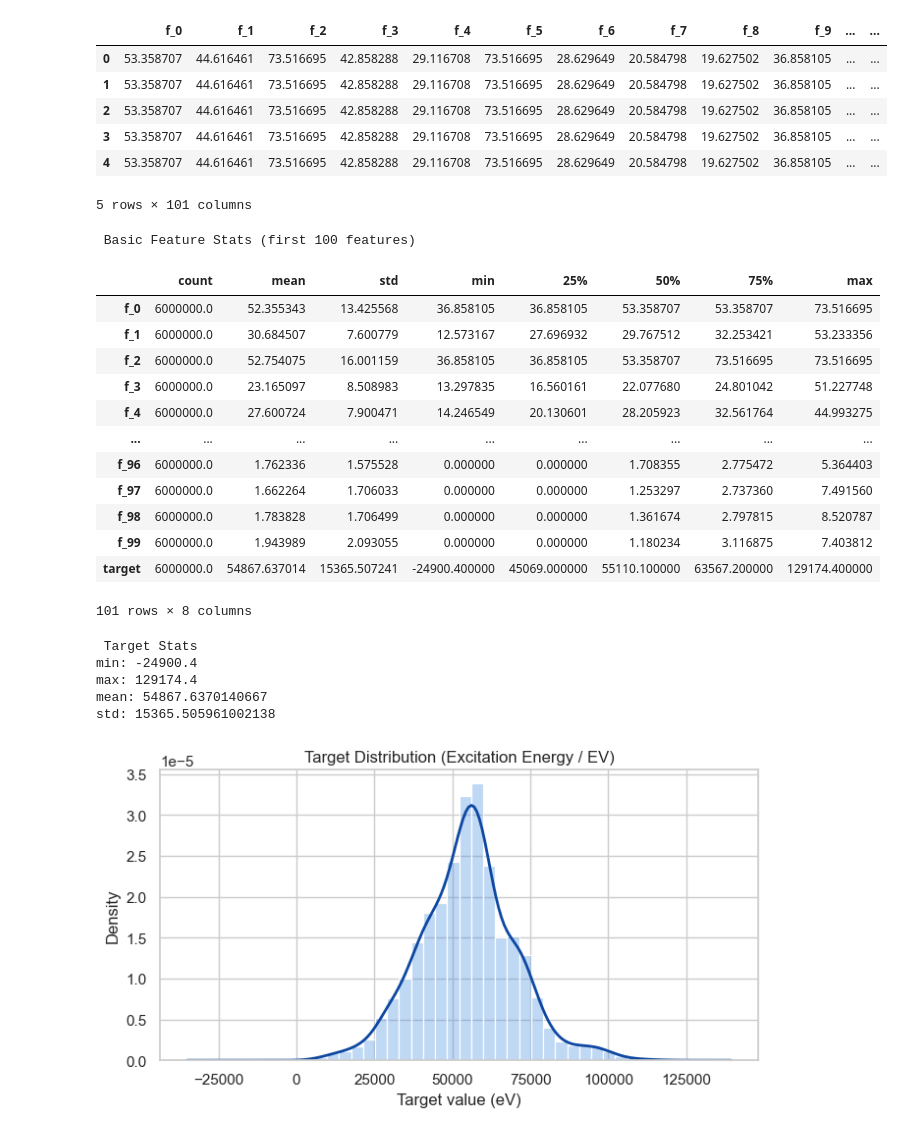
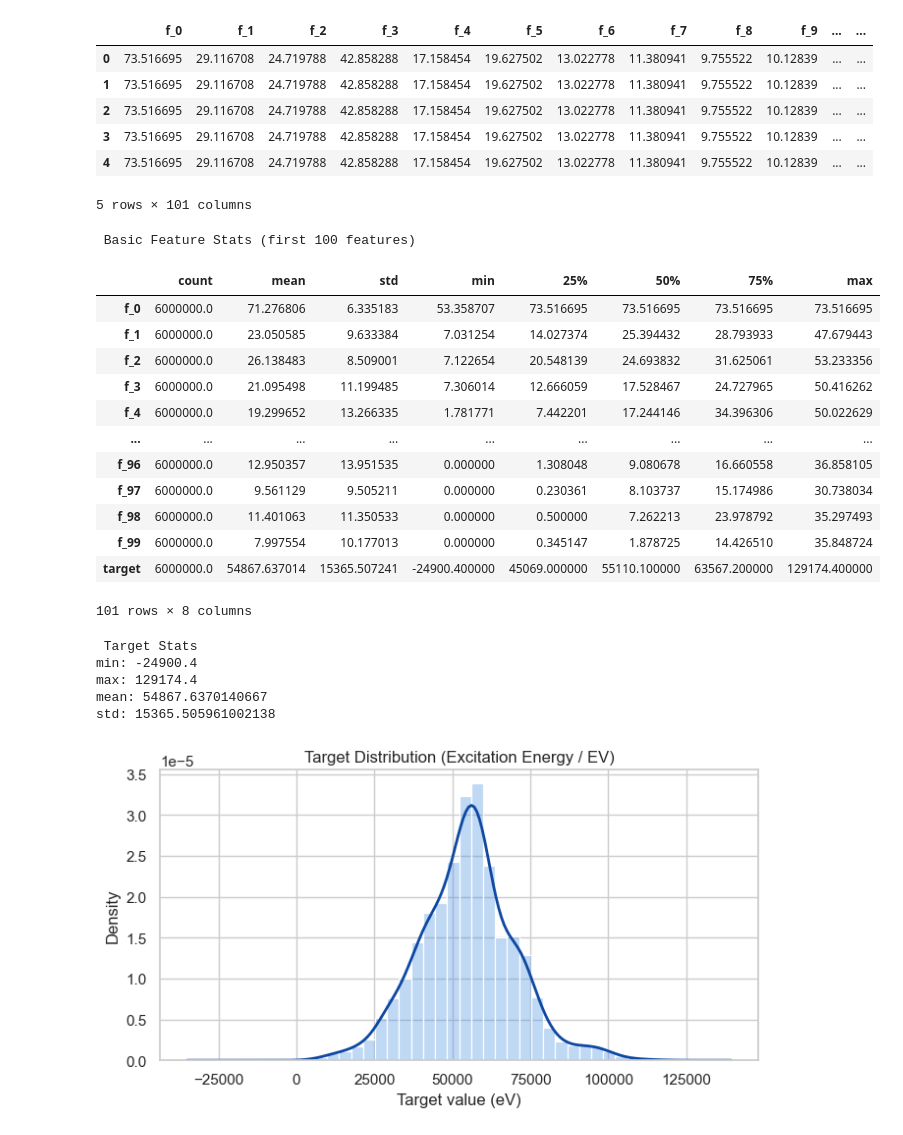
Before and after one commit to LohitakshB/AIM-VEE, a Jupyter notebook: scripts/vee_predictor/dataset_analysis.ipynb, the cells around one changed output. Drawn from its saved outputs; the diff is of its cells as text; code cells hidden in the pictures.

```diff
--- a/scripts/vee_predictor/dataset_analysis.ipynb
+++ b/scripts/vee_predictor/dataset_analysis.ipynb
@@ -7,6 +7,8 @@
 # - Computes correlations with the target
 # - Runs PCA for structure
 # %%
+
+!pip install seaborn
 import os
 import numpy as np
 import pandas as pd
@@ -27,7 +29,7 @@ sns.set_theme(context="notebook", style="whitegrid")
 
 #Load Data
 
-DATA_DIR = "/Users/lohitakshbadarala/Desktop/AIM-VEE/data/vee_predictor/Data"
+DATA_DIR = "/Users/lohitakshbadarala/Desktop/AIM-VEE/data/vee_predictor/Data_CM"
 
 X_path = os.path.join(DATA_DIR, "CM_train.npy")  # features
 y_path = os.path.join(DATA_DIR, "EV_train.npy")  # target
@@ -54,11 +70,11 @@ X shape: (6000000, 255)
 y shape: (6000000,)
 y shape after reshape: (6000000,)
 |  | f_0 | f_1 | f_2 | f_3 | f_4 | f_5 | f_6 | f_7 | f_8 | f_9 | ... | ... |
-| 0 | 53.358707 | 44.616461 | 73.516695 | 42.858288 | 29.116708 | 73.516695 | 28.629649 | 20.584798 | 19.627502 | 36.858105 | ... | ... |
-| 1 | 53.358707 | 44.616461 | 73.516695 | 42.858288 | 29.116708 | 73.516695 | 28.629649 | 20.584798 | 19.627502 | 36.858105 | ... | ... |
-| 2 | 53.358707 | 44.616461 | 73.516695 | 42.858288 | 29.116708 | 73.516695 | 28.629649 | 20.584798 | 19.627502 | 36.858105 | ... | ... |
-| 3 | 53.358707 | 44.616461 | 73.516695 | 42.858288 | 29.116708 | 73.516695 | 28.629649 | 20.584798 | 19.627502 | 36.858105 | ... | ... |
-| 4 | 53.358707 | 44.616461 | 73.516695 | 42.858288 | 29.116708 | 73.516695 | 28.629649 | 20.584798 | 19.627502 | 36.858105 | ... | ... |
+| 0 | 73.516695 | 29.116708 | 24.719788 | 42.858288 | 17.158454 | 19.627502 | 13.022778 | 11.380941 | 9.755522 | 10.12839 | ... | ... |
+| 1 | 73.516695 | 29.116708 | 24.719788 | 42.858288 | 17.158454 | 19.627502 | 13.022778 | 11.380941 | 9.755522 | 10.12839 | ... | ... |
+| 2 | 73.516695 | 29.116708 | 24.719788 | 42.858288 | 17.158454 | 19.627502 | 13.022778 | 11.380941 | 9.755522 | 10.12839 | ... | ... |
+| 3 | 73.516695 | 29.116708 | 24.719788 | 42.858288 | 17.158454 | 19.627502 | 13.022778 | 11.380941 | 9.755522 | 10.12839 | ... | ... |
+| 4 | 73.516695 | 29.116708 | 24.719788 | 42.858288 | 17.158454 | 19.627502 | 13.022778 | 11.380941 | 9.755522 | 10.12839 | ... | ... |
 5 rows × 101 columns
 # %%
 import matplotlib.pyplot as plt
@@ -109,16 +125,16 @@ plt.show()
 # %% [output]
  Basic Feature Stats (first 100 features)
 |  | count | mean | std | min | 25% | 50% | 75% | max |
-| f_0 | 6000000.0 | 52.355343 | 13.425568 | 36.858105 | 36.858105 | 53.358707 | 53.358707 | 73.516695 |
-| f_1 | 6000000.0 | 30.684507 | 7.600779 | 12.573167 | 27.696932 | 29.767512 | 32.253421 | 53.233356 |
-| f_2 | 6000000.0 | 52.754075 | 16.001159 | 36.858105 | 36.858105 | 53.358707 | 73.516695 | 73.516695 |
-| f_3 | 6000000.0 | 23.165097 | 8.508983 | 13.297835 | 16.560161 | 22.077680 | 24.801042 | 51.227748 |
-| f_4 | 6000000.0 | 27.600724 | 7.900471 | 14.246549 | 20.130601 | 28.205923 | 32.561764 | 44.993275 |
+| f_0 | 6000000.0 | 71.276806 | 6.335183 | 53.358707 | 73.516695 | 73.516695 | 73.516695 | 73.516695 |
+| f_1 | 6000000.0 | 23.050585 | 9.633384 | 7.031254 | 14.027374 | 25.394432 | 28.793933 | 47.679443 |
+| f_2 | 6000000.0 | 26.138483 | 8.509001 | 7.122654 | 20.548139 | 24.693832 | 31.625061 | 53.233356 |
+| f_3 | 6000000.0 | 21.095498 | 11.199485 | 7.306014 | 12.666059 | 17.528467 | 24.727965 | 50.416262 |
+| f_4 | 6000000.0 | 19.299652 | 13.266335 | 1.781771 | 7.442201 | 17.244146 | 34.396306 | 50.022629 |
 | ... | ... | ... | ... | ... | ... | ... | ... | ... |
-| f_96 | 6000000.0 | 1.762336 | 1.575528 | 0.000000 | 0.000000 | 1.708355 | 2.775472 | 5.364403 |
-| f_97 | 6000000.0 | 1.662264 | 1.706033 | 0.000000 | 0.000000 | 1.253297 | 2.737360 | 7.491560 |
-| f_98 | 6000000.0 | 1.783828 | 1.706499 | 0.000000 | 0.000000 | 1.361674 | 2.797815 | 8.520787 |
-| f_99 | 6000000.0 | 1.943989 | 2.093055 | 0.000000 | 0.000000 | 1.180234 | 3.116875 | 7.403812 |
+| f_96 | 6000000.0 | 12.950357 | 13.951535 | 0.000000 | 1.308048 | 9.080678 | 16.660558 | 36.858105 |
+| f_97 | 6000000.0 | 9.561129 | 9.505211 | 0.000000 | 0.230361 | 8.103737 | 15.174986 | 30.738034 |
+| f_98 | 6000000.0 | 11.401063 | 11.350533 | 0.000000 | 0.500000 | 7.262213 | 23.978792 | 35.297493 |
+| f_99 | 6000000.0 | 7.997554 | 10.177013 | 0.000000 | 0.345147 | 1.878725 | 14.426510 | 35.848724 |
 | target | 6000000.0 | 54867.637014 | 15365.507241 | -24900.400000 | 45069.000000 | 55110.100000 | 63567.200000 | 129174.400000 |
 101 rows × 8 columns
  Target Stats
```
Also changed, not shown: parts of 3 cells of this notebook, 13 other files.
